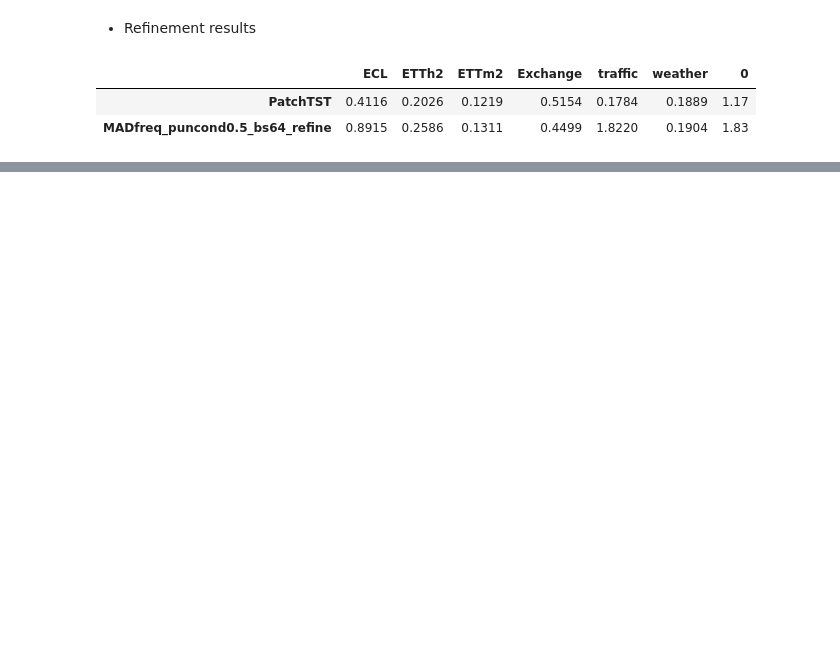
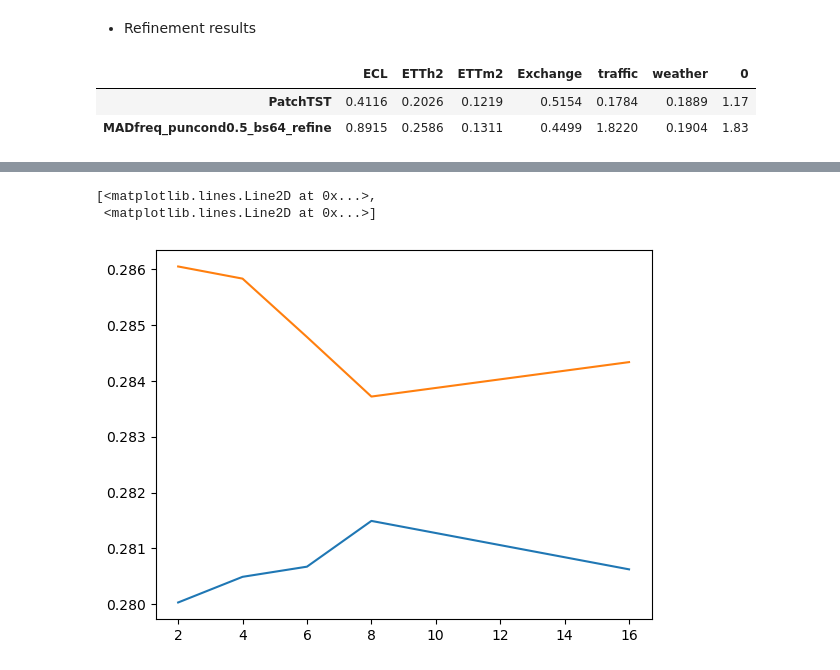
Before and after one commit to WillWang1113/Moving-Average-Diffusion, a Jupyter notebook: notebooks/benchdata_preprocess.ipynb, the cells around one changed output, grey strips where cells are left out. Saved outputs shown, nothing was run; the diff lists cells and outputs as text; code cells hidden in the pictures; blank space fills up the shorter version.

```diff
--- a/notebooks/benchdata_preprocess.ipynb
+++ b/notebooks/benchdata_preprocess.ipynb
@@ -550,0 +555,24 @@ df
+# %%
+import pandas as pd
+import matplotlib.pyplot as plt
+
+df = pd.read_csv('../assets/sr_mfred_dlinear.csv')
+# all_df = []
+# for i, sub_df in df.groupby('ks'):
+#     all_df.append(sub_df)
+# all_df = pd.concat(all_df)
+df = df[df['model_name'] != 'Linear Interp.']
+# name = all_df.pop('model_name')
+# all_df = pd.concat([name, all_df], axis=1)
+# all_df = all_df.set_index('model_name')
+# print(df[['lps_st']].values.reshape(-1, 5))
+
+fig, ax = plt.subplots()
+# ax.plot([2,4,6,8,16],df[['lps_st']].values.reshape(-1, 5).T)
+ax.plot([2,4,6,8,16],df[['lps_lt']].values.reshape(-1, 5).T)
+# all_df.round(4)
+# print(all_df.to_latex(float_format="%.4f"))
+# %% [output]
+[<matplotlib.lines.Line2D at 0x...>,
+ <matplotlib.lines.Line2D at 0x...>]
+[figure, added]
```
Also changed, not shown: parts of 2 cells of this notebook, 46 other files.
